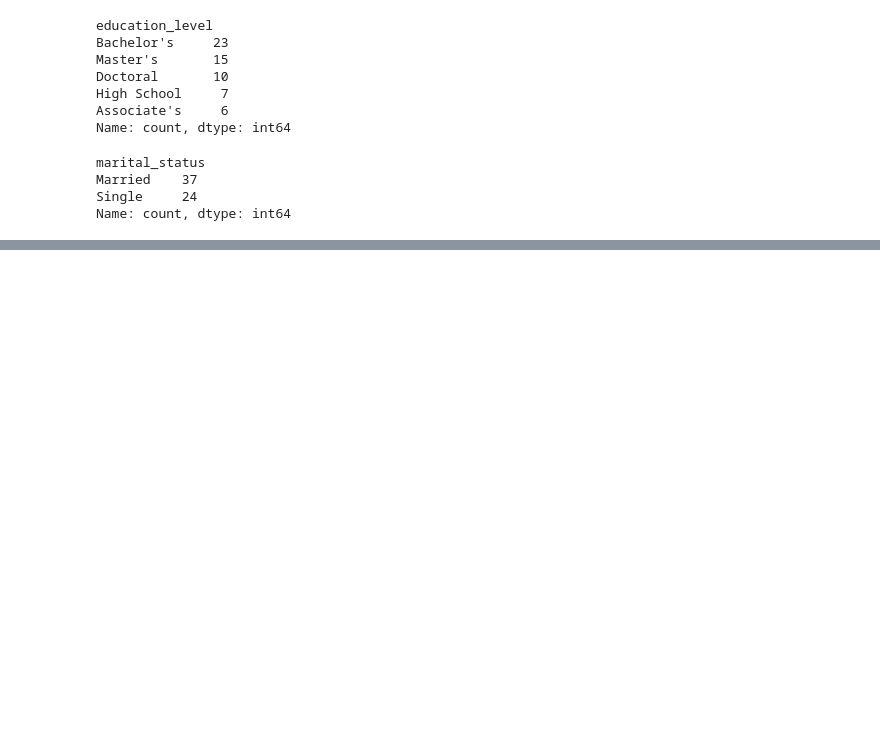
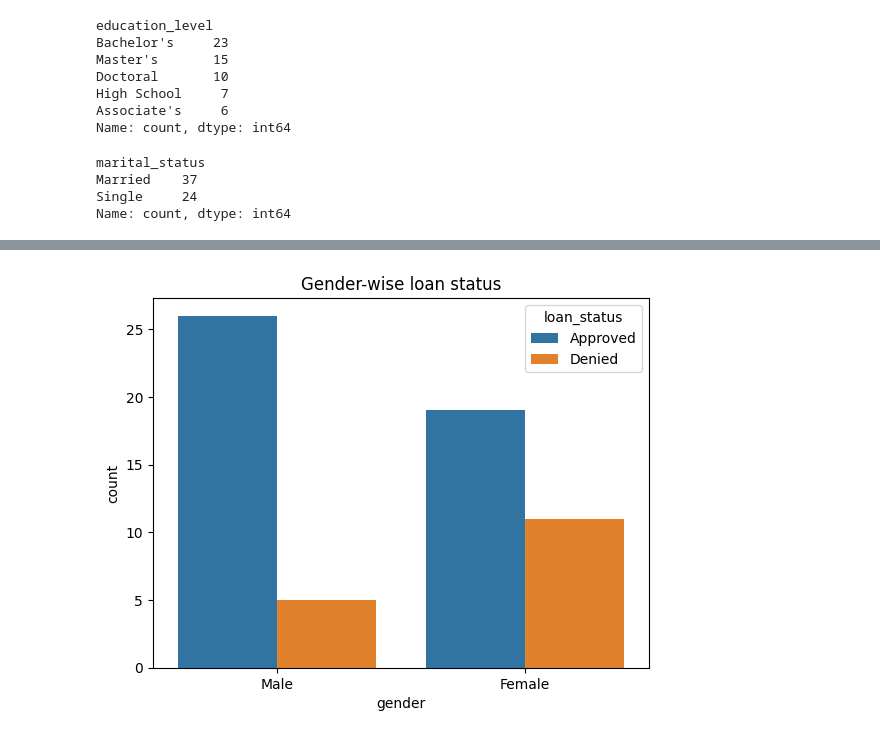
Before and after one commit to ankitg-02/loan-approval, a Jupyter notebook: loan_approval.ipynb, the cells around one changed output, grey strips where cells are left out. Saved outputs shown, nothing was run; the diff lists cells and outputs as text; code cells hidden in the pictures; blank space fills up the shorter version.

```diff
--- a/loan_approval.ipynb
+++ b/loan_approval.ipynb
@@ -122,0 +132,6 @@ Name: count, dtype: int64
+# %%
+sns.countplot(x='gender',data=data,hue='loan_status')
+plt.title('Gender-wise loan status')
+plt.show()
+# %% [output]
+[figure, added]
```
Also changed, not shown: parts of 3 cells of this notebook.
